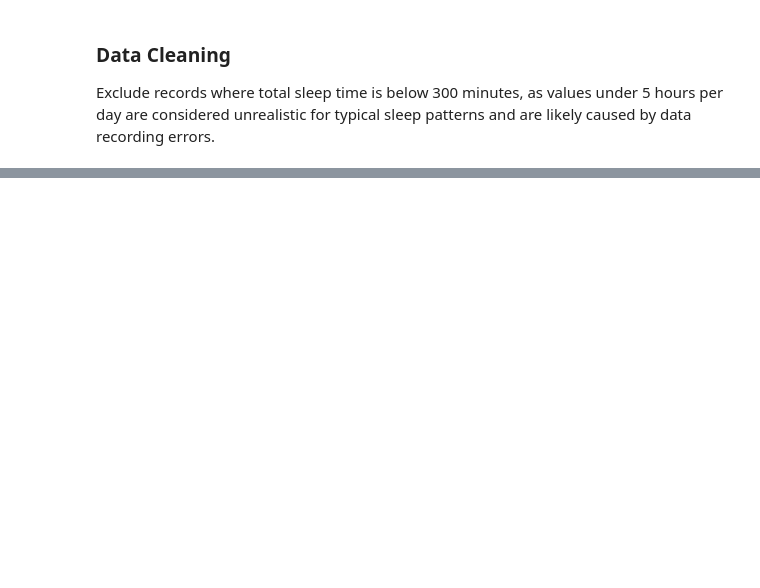
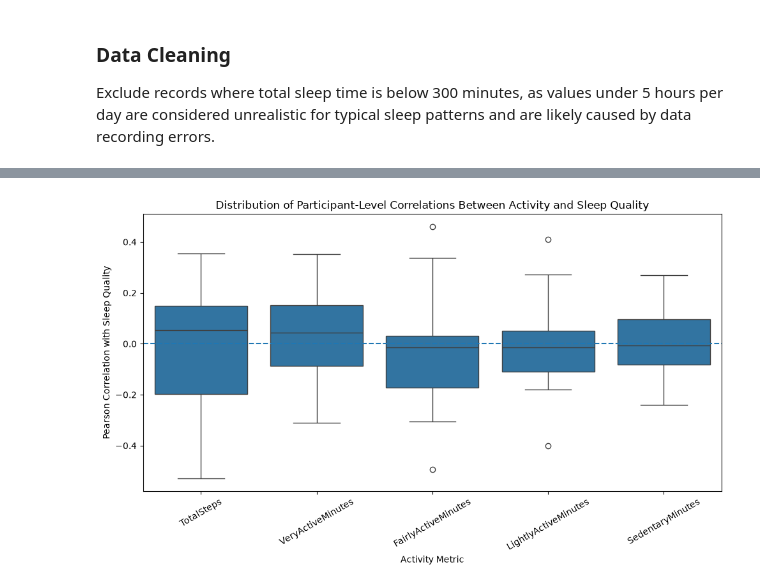
Before and after one commit to Tracy945/Fitness_Data, a Jupyter notebook: notebooks/activity_sleep_analysis.ipynb, the cells around one changed output, grey strips where cells are left out. Cells and saved outputs as stored; diff of their text form; code cells hidden in the pictures; blank space fills up the shorter version.

```diff
--- a/notebooks/activity_sleep_analysis.ipynb
+++ b/notebooks/activity_sleep_analysis.ipynb
@@ -41,0 +61,11 @@ df = df[df['TotalTimeInBed'] >= 300]
+# %%
+# Count records for each Id
+df_counts = df.groupby("Id").size().reset_index(name="counts")
+
+# IDs with at least 20 records
+valid_ids = df_counts.loc[df_counts["counts"] >= 20, "Id"]
+
+# Filter the original DataFrame
+df = df[df["Id"].isin(valid_ids)]
+
+df
@@ -47,0 +94,67 @@ pip install statsmodels
+# %%
+import seaborn as sns
+import matplotlib.pyplot as plt
+
+# Activity metrics to analyze
+activity_cols = [
+    "TotalSteps",
+    "VeryActiveMinutes",
+    "FairlyActiveMinutes",
+    "LightlyActiveMinutes",
+    "SedentaryMinutes"
+]
+
+# Create a list to store participant-level correlations
+corr_list = []
+
+# Calculate correlation for each participant
+for pid, group in df.groupby("Id"):
+    for activity in activity_cols:
+
+        # Calculate Pearson correlation
+        corr = group[activity].corr(group["SleepQuality"])
+
+        corr_list.append({
+            "Id": pid,
+            "Activity": activity,
+            "Correlation": corr
+        })
+
+# Convert results into DataFrame
+corr_df = pd.DataFrame(corr_list)
+
+# Remove participants/activities where correlation cannot be calculated (NaN)
+corr_df = corr_df.dropna()
+
+# View correlation results
+print(corr_df)
+
+
+# Plot distribution of participant correlations
+plt.figure(figsize=(10, 6))
+
+sns.boxplot(
+    data=corr_df,
+    x="Activity",
+    y="Correlation"
+)
+
+# Add zero reference line
+plt.axhline(
+    0,
+    linestyle="--"
+)
+
+plt.xticks(rotation=30)
+
+plt.xlabel("Activity Metric")
+plt.ylabel("Pearson Correlation with Sleep Quality")
+
+plt.title(
+    "Distribution of Participant-Level Correlations Between Activity and Sleep Quality"
+)
+
+plt.tight_layout()
+
+plt.show()
+# %% [output]
@@ -47,0 +175 @@ pip install statsmodels
+[figure, added]
```
Also changed, not shown: parts of 8 cells of this notebook, 1 other file.
